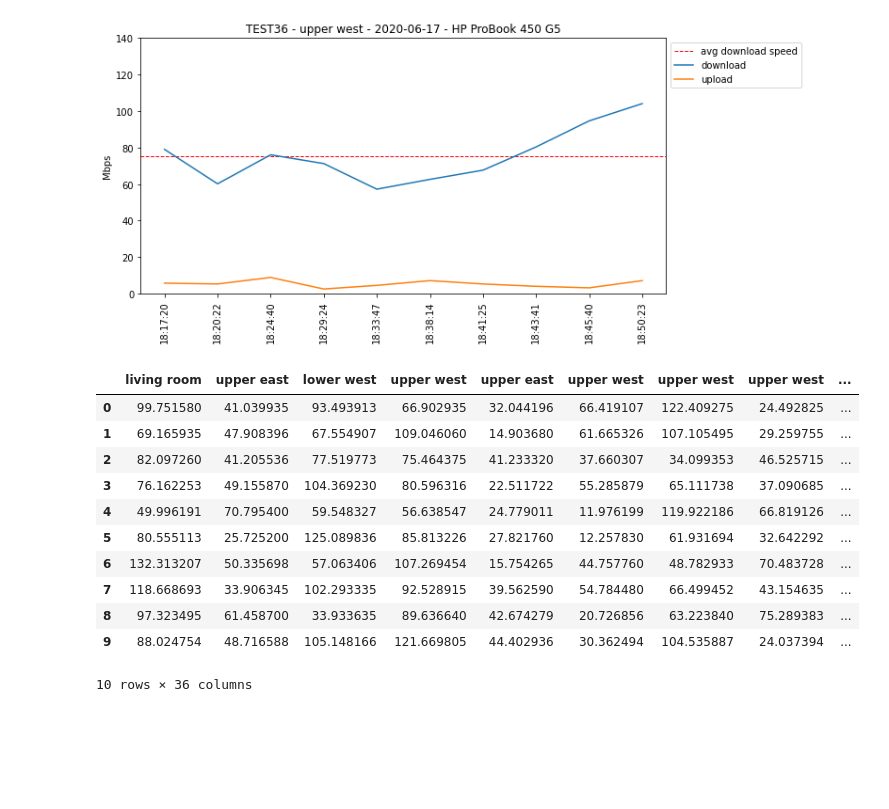
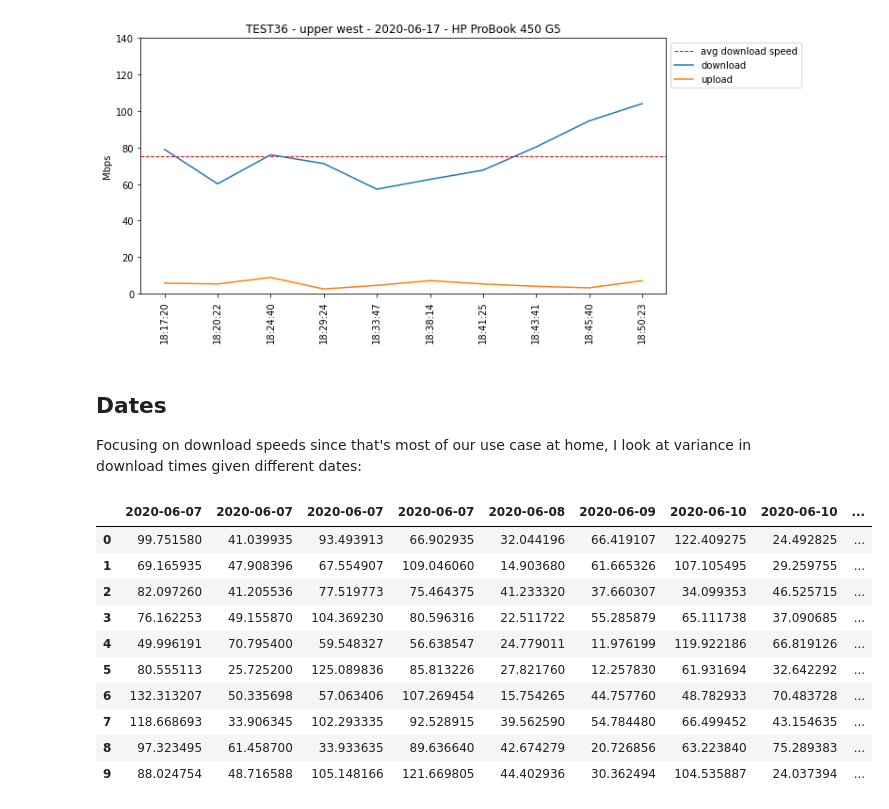
Before and after one commit to BigBangData/Speedtest, a Jupyter notebook: plot_speedtest.ipynb, the cells around one changed output. Cells and saved outputs as stored; diff of their text form; code cells hidden in the pictures; blank space fills up the shorter version.

```diff
--- a/plot_speedtest.ipynb
+++ b/plot_speedtest.ipynb
@@ -47,11 +73,15 @@ M.plot_single(df, 'test35');
 M.plot_single(df, 'test36');
 # %% [output]
 [figure]
+# %% [markdown]
+## Dates
+
+Focusing on download speeds since that's most of our use case at home, I look at variance in download times given different dates:
 # %%
-data = M.transform_data(df)
-data
+date_df = M.transform_data(df, "day")
+date_df.iloc[:,:10]
 # %% [output]
-|  | living room | upper east | lower west | upper west | upper east | upper west | upper west | upper west | ... |
+|  | 2020-06-07 | 2020-06-07 | 2020-06-07 | 2020-06-07 | 2020-06-08 | 2020-06-09 | 2020-06-10 | 2020-06-10 | ... |
 | 0 | 99.751580 | 41.039935 | 93.493913 | 66.902935 | 32.044196 | 66.419107 | 122.409275 | 24.492825 | ... |
 | 1 | 69.165935 | 47.908396 | 67.554907 | 109.046060 | 14.903680 | 61.665326 | 107.105495 | 29.259755 | ... |
 | 2 | 82.097260 | 41.205536 | 77.519773 | 75.464375 | 41.233320 | 37.660307 | 34.099353 | 46.525715 | ... |
@@ -62,4 +92,3 @@ data
 | 7 | 118.668693 | 33.906345 | 102.293335 | 92.528915 | 39.562590 | 54.784480 | 66.499452 | 43.154635 | ... |
 | 8 | 97.323495 | 61.458700 | 33.933635 | 89.636640 | 42.674279 | 20.726856 | 63.223840 | 75.289383 | ... |
 | 9 | 88.024754 | 48.716588 | 105.148166 | 121.669805 | 44.402936 | 30.362494 | 104.535887 | 24.037394 | ... |
-10 rows × 36 columns
```
Also changed, not shown: parts of 21 cells of this notebook, 4 other files.
